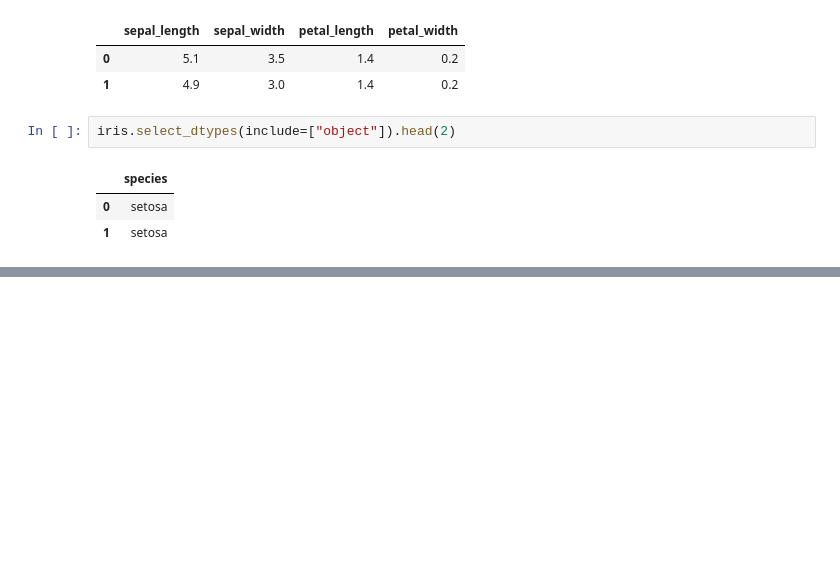
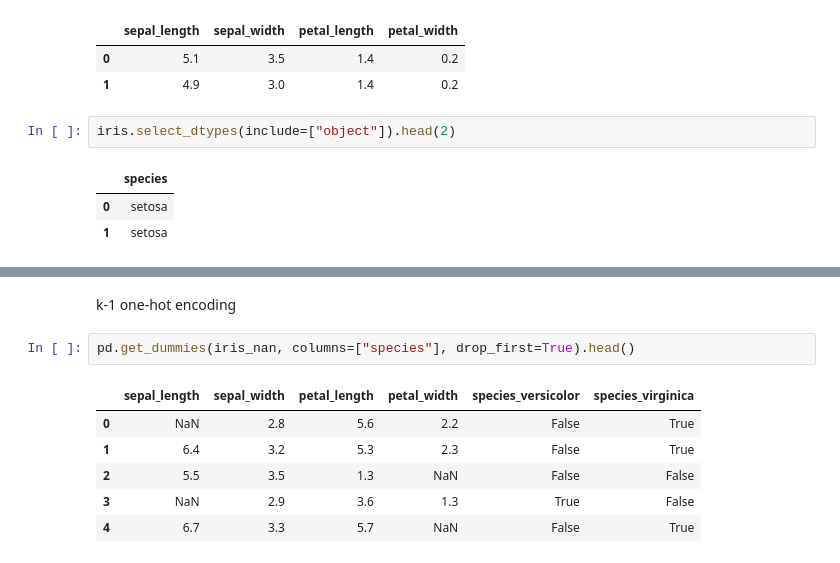
Before and after one commit to xplutoy/cookbook-ml, a Jupyter notebook: cookbook_ml/pandas.ipynb, the cells around one changed output, grey strips where cells are left out. Saved outputs shown, nothing was run; the diff lists cells and outputs as text; blank space fills up the shorter version.

```diff
--- a/cookbook_ml/pandas.ipynb
+++ b/cookbook_ml/pandas.ipynb
@@ -93,0 +126,11 @@ iris.select_dtypes(include=["object"]).head(2)
+# %% [markdown]
+k-1 one-hot encoding
+# %%
+pd.get_dummies(iris_nan, columns=["species"], drop_first=True).head()
+# %% [output]
+|  | sepal_length | sepal_width | petal_length | petal_width | species_versicolor | species_virginica |
+| 0 | NaN | 2.8 | 5.6 | 2.2 | False | True |
+| 1 | 6.4 | 3.2 | 5.3 | 2.3 | False | True |
+| 2 | 5.5 | 3.5 | 1.3 | NaN | False | False |
+| 3 | NaN | 2.9 | 3.6 | 1.3 | True | False |
+| 4 | 6.7 | 3.3 | 5.7 | NaN | False | True |
```
Also changed, not shown: parts of 11 cells of this notebook, 1 other file.
